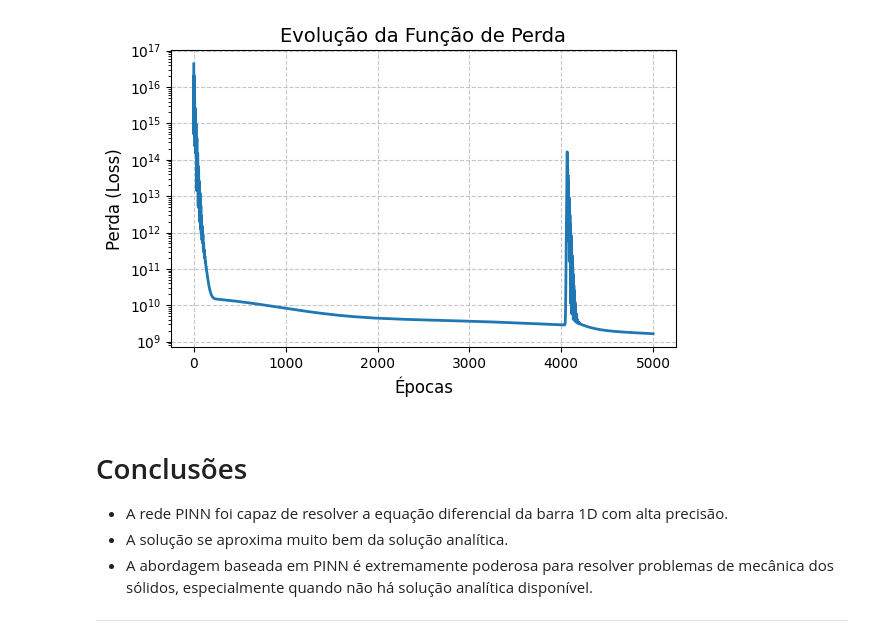
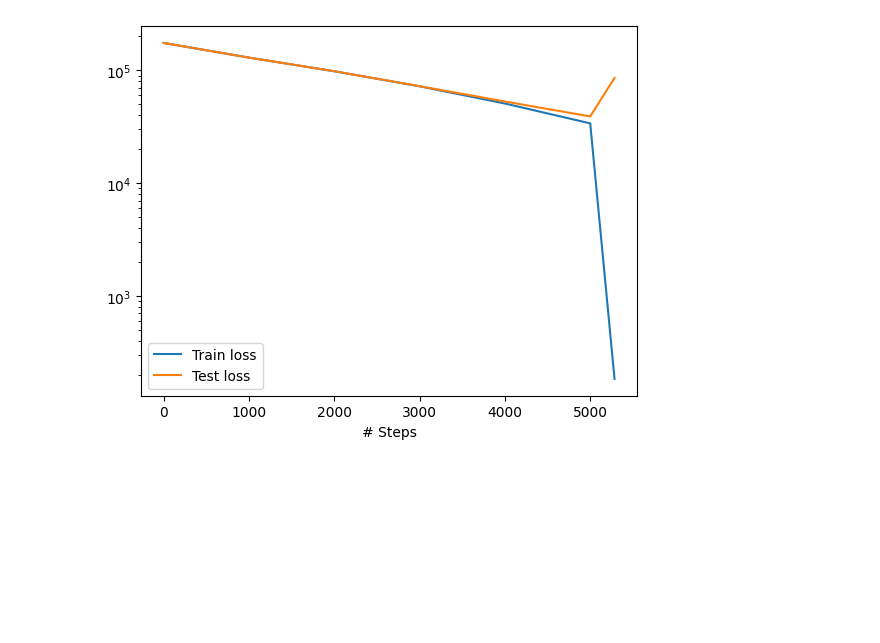
Before and after one commit to natansv/Natan_Silva_AtvPINN_AE3, a Jupyter notebook: 01_barra_1D/01_Barra_1D_PINN.ipynb, the cells around one changed output. Saved outputs shown, nothing was run; the diff lists cells and outputs as text; code cells hidden in the pictures; blank space fills up the shorter version.

```diff
--- a/01_barra_1D/01_Barra_1D_PINN.ipynb
+++ b/01_barra_1D/01_Barra_1D_PINN.ipynb
@@ -155,0 +49,36 @@ Epoch 4500 - Loss: 2006345600.000000
+# %%
+# Domínio espacial
+geom = dde.geometry.Interval(0, L)
+
+# Condições de contorno
+def u0(x):
+    return np.zeros((len(x), 1))
+
+def uL(x):
+    return (C / (3 * EA)) * L**3 * np.ones((len(x), 1))
+
+bc1 = dde.DirichletBC(geom, u0, lambda x, on_boundary: on_boundary and np.isclose(x[0], 0))
+bc2 = dde.DirichletBC(geom, uL, lambda x, on_boundary: on_boundary and np.isclose(x[0], L))
+# %%
+# Definindo os dados do problema
+data = dde.data.PDE(
+    geom, pde, [bc1, bc2],
+    num_domain=100,
+    num_boundary=10,
+    solution=None,
+    num_test=1000
+)
+
+# Rede neural: 1 entrada, 3 camadas escondidas de 50 neurônios, 1 saída
+net = dde.maps.FNN([1] + [50]*3 + [1], activation="tanh", kernel_initializer="Glorot normal")
+
+
+
+# Modelo
+model = dde.Model(data, net)
+model.compile("adam", lr=0.001)
+losshistory, train_state = model.train(epochs=5000)
+
+# Refinamento com L-BFGS
+model.compile("L-BFGS")
+model.train()
@@ -172,22 +135,6 @@ plt.show()
-# %%
-plt.figure(figsize=(6,4))
-plt.semilogy(loss_history, linewidth=2)
-plt.title('Evolução da Função de Perda', fontsize=14)
-plt.xlabel('Épocas', fontsize=12)
-plt.ylabel('Perda (Loss)', fontsize=12)
-plt.grid(True, linestyle='--', alpha=0.7)
-plt.tight_layout()
-
-# Salvar a figura
-plt.savefig('../imagens/Barra1D_Perdaloss.png', dpi=300)
-plt.show()
-# %% [output]
-[figure, removed]
-# %% [markdown]
-# Conclusões
-
-- A rede PINN foi capaz de resolver a equação diferencial da barra 1D com alta precisão.
-- A solução se aproxima muito bem da solução analítica.
-- A abordagem baseada em PINN é extremamente poderosa para resolver problemas de mecânica dos sólidos, especialmente quando não há solução analítica disponível.
-
----
+# %%
+dde.utils.plot_loss_history(losshistory)
+plt.savefig("../imagens/Barra1D_Perdaloss.png", dpi=300)
+plt.show()
+# %% [output]
+[figure, added]
```
Also changed, not shown: parts of 10 cells of this notebook, 4 other files.
